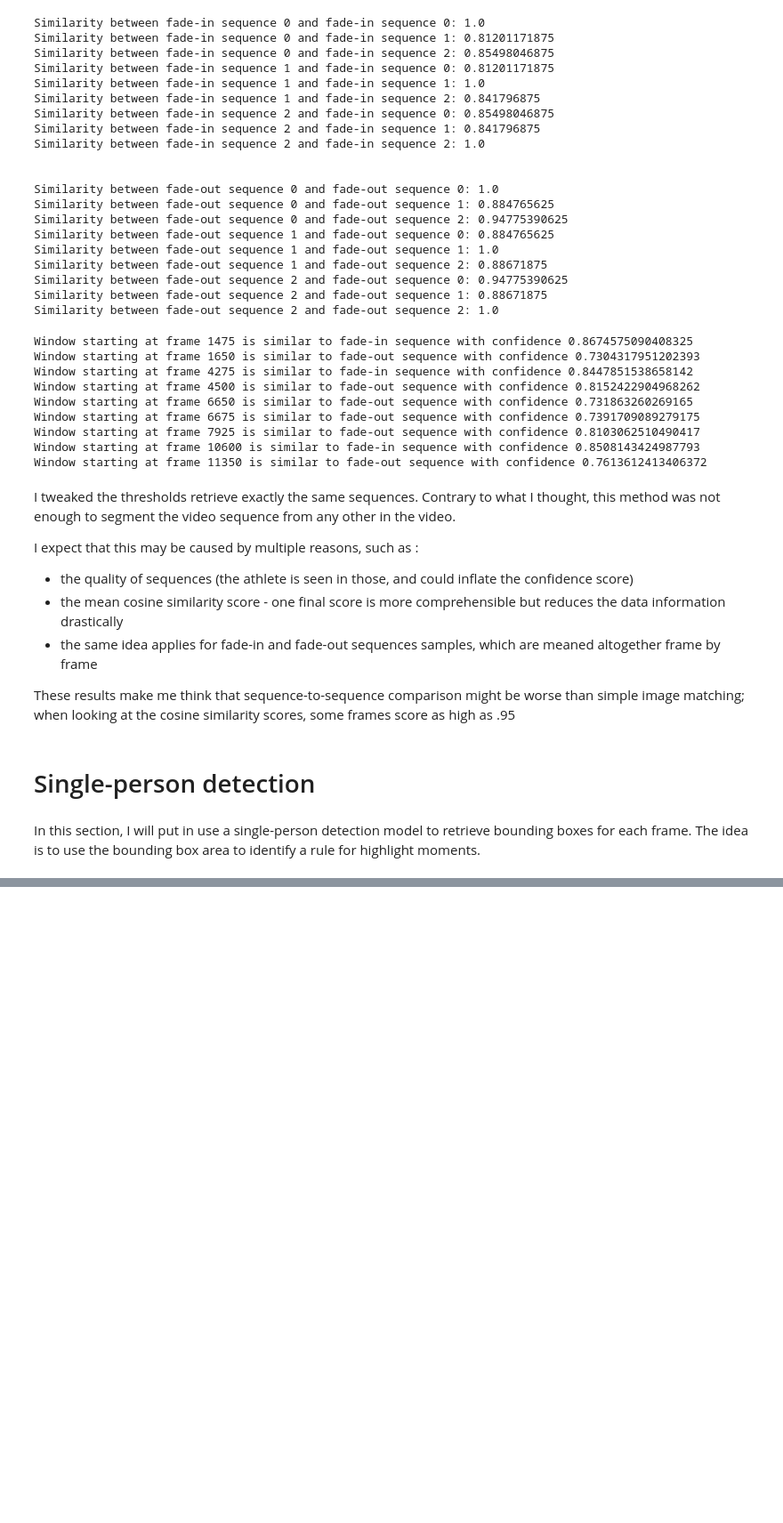
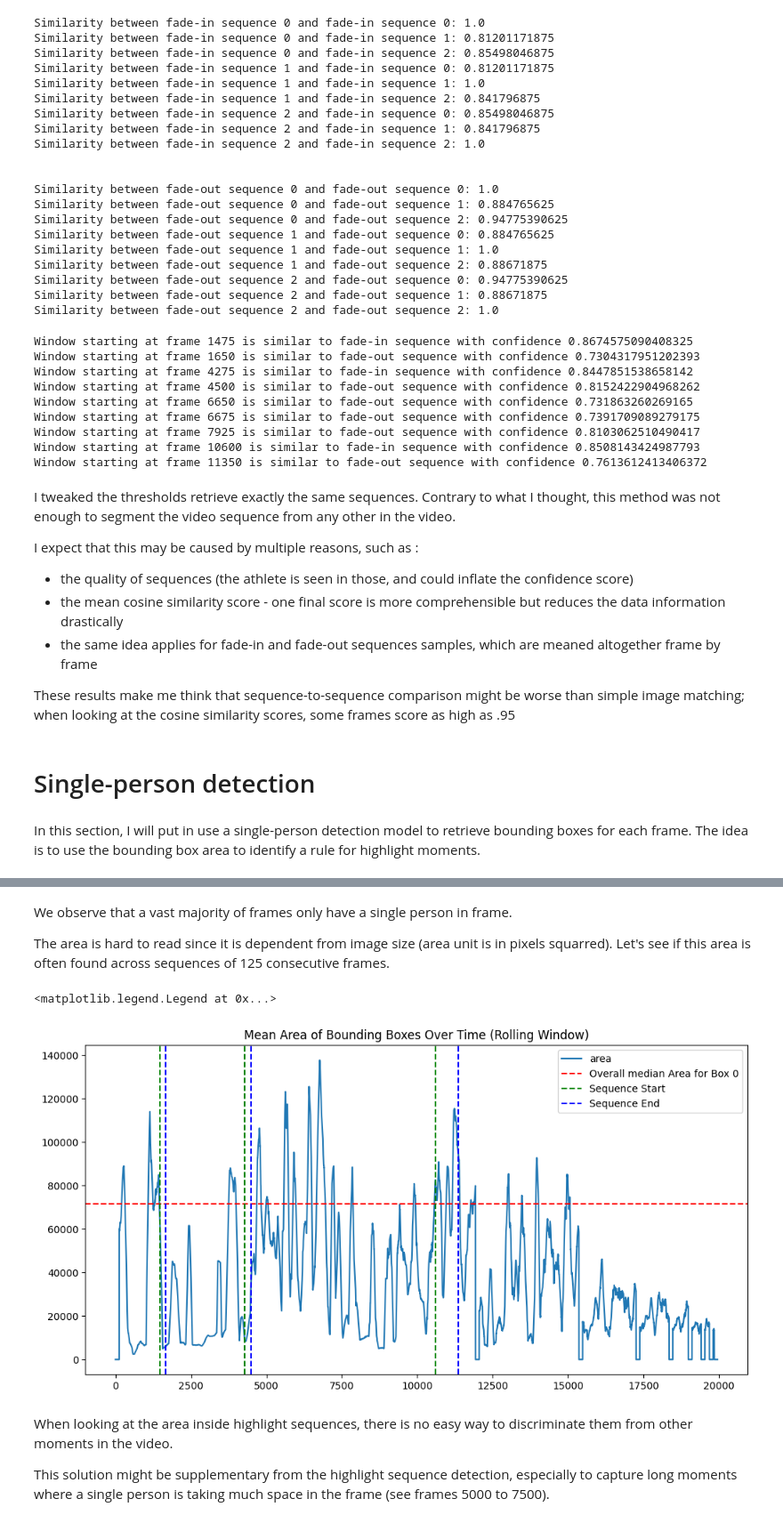
Before and after one commit to ahennequin/highlight-bouldering, a Jupyter notebook: notebooks/01_video_ingestion.ipynb, the cells around one changed output, grey strips where cells are left out. Shown at 89% size. Saved outputs shown, nothing was run; the diff lists cells and outputs as text; code cells hidden in the pictures; blank space fills up the shorter version.

Commit message:
Investigating single person bounding box method

```diff
--- a/notebooks/01_video_ingestion.ipynb
+++ b/notebooks/01_video_ingestion.ipynb
@@ -109,7 +109,7 @@ fade_out_timestamps = [
 ]
 fade_out_duration = time(second=1, microsecond=0)
 # %%
-def retrieve_video_sequence(cap: cv2.VideoCapture, start_time: time, duration: time):
+def retrieve_video_sequence_from_timestamps(cap: cv2.VideoCapture, start_time: time, duration: time):
     """Given a video capture object, start time, and duration, retrieves the corresponding video frames."""
 
     start_frame = ((start_time.microsecond / 1e6) + start_time.second + start_time.minute * 60) * fps    # fps is defined globally from the stream metadata
@@ -151,14 +151,14 @@ def extract_fade_in_out_sequences(video_path: str) -> tuple[list, list]:
 
     fade_in_sequences = []
     for timestamp in fade_in_timestamps:
-        sequence = retrieve_video_sequence(cap, timestamp, fade_in_duration)
+        sequence = retrieve_video_sequence_from_timestamps(cap, timestamp, fade_in_duration)
         print(f"Writing fade-in sequence for timestamp {timestamp} with {len(sequence)} frames.")
         write_video_sequence(sequence, f"{data_folder}/sequences/fade_in_{timestamp.minute}_{timestamp.second}.mp4", fps) # fps is defined globally from the stream metadata
         fade_in_sequences.append(sequence)
 
     fade_out_sequences = []
     for timestamp in fade_out_timestamps:
-        sequence = retrieve_video_sequence(cap, timestamp, fade_out_duration)
+        sequence = retrieve_video_sequence_from_timestamps(cap, timestamp, fade_out_duration)
         print(f"Writing fade-out sequence for timestamp {timestamp} with {len(sequence)} frames.")
         write_video_sequence(sequence, f"{data_folder}/sequences/fade_out_{timestamp.minute}_{timestamp.second}.mp4", fps)  # fps is defined globally from the stream metadata
         fade_out_sequences.append(sequence)
@@ -375,7 +375,8 @@ def get_video_frames(video_path: str) -> list:
     return frames
 # %%
 def retrieve_bounding_boxes(video_path: str, model) -> pd.DataFrame:
-    """Given a video path and a YOLO model, retrieves bounding boxes for each frame."""
+    """Given a video path and a YOLO model, retrieves bounding boxes for each frame.
+    CAUTION: This method is very demanding in terms of memory. Consider processing the video in batches or using a more memory-efficient approach for large videos."""
 
     frames = get_video_frames(video_path)
 
@@ -385,7 +386,9 @@ def retrieve_bounding_boxes(video_path: str, model) -> pd.DataFrame:
         annotator = Annotator(frame, example=model.names)
 
         for box_idx, box in enumerate(results[0].boxes.xyxy.cpu()):
-            width, height, area = annotator.get_bbox_dimension(box)
+            width_t, height_t, area_t = annotator.get_bbox_dimension(box)
+            # Extract width, height, and area from tensors
+            width, height, area = width_t.item(), height_t.item(), area_t.item()
             bounding_boxes.append((frame_idx, box_idx, width, height, area))
 
     return pd.DataFrame(bounding_boxes, columns=['frame_idx', 'box_idx', 'width', 'height', 'area'])
@@ -406,3 +409,12 @@ sequence_frame_indices = [
     (4275, 4500),
     (10600, 11350),
 ]
+
+sequence_total_df = []
+for sequence_id, (sequence_frame_start, sequence_frame_end) in enumerate(sequence_frame_indices):
+    sequence_bounding_boxes = video_bounding_boxes[(video_bounding_boxes.frame_idx >= sequence_frame_start) & (video_bounding_boxes.frame_idx <= sequence_frame_end)]
+    sequence_bounding_boxes["sequence_id"] = sequence_id
+    sequence_total_df.append(sequence_bounding_boxes)
+
+sequence_total_df = pd.concat(sequence_total_df)
+sequence_total_df.head()
@@ -408,0 +452,34 @@ sequence_frame_indices = [
+# %% [markdown]
+We observe that a vast majority of frames only have a single person in frame.
+
+The area is hard to read since it is dependent from image size (area unit is in pixels squarred). Let's see if this area is often found across sequences of 125 consecutive frames.
+# %%
+mean_area_rolling_window = (
+    video_bounding_boxes
+        .groupby("box_idx")
+        .rolling(window=125, on="frame_idx")['area']
+        .mean()
+        .reset_index()          # bring frame_idx back as a column
+)
+
+# The first 'window_size - 1' frames will have NaN values for the rolling mean
+mean_area_rolling_window.fillna(0, inplace=True)
+
+ax = mean_area_rolling_window.area.plot(figsize=(12, 6), title="Mean Area of Bounding Boxes Over Time (Rolling Window)")
+
+ax.axhline(y=sequence_total_df[sequence_total_df["box_idx"] == 0].area.median(), color='r', linestyle='--', label='Overall median Area for Box 0')
+#ax.axhline(y=sequence_total_df.area.mean(), color='m', linestyle='--', label='Overall Mean Area for all boxes')
+
+# Draw sequences start and end lines
+for i, (start, end) in enumerate(sequence_frame_indices):
+    ax.axvline(x=start, color='g', linestyle='--', label=f'Sequence Start' if i == 0 else "")
+    ax.axvline(x=end, color='b', linestyle='--', label=f'Sequence End' if i == 0 else "")
+
+ax.legend()
+# %% [output]
+<matplotlib.legend.Legend at 0x...>
+[figure, added]
+# %% [markdown]
+When looking at the area inside highlight sequences, there is no easy way to discriminate them from other moments in the video.
+
+This solution might be supplementary from the highlight sequence detection, especially to capture long moments where a single person is taking much space in the frame (see frames 5000 to 7500).
```
Also changed, not shown: parts of 4 cells of this notebook.
